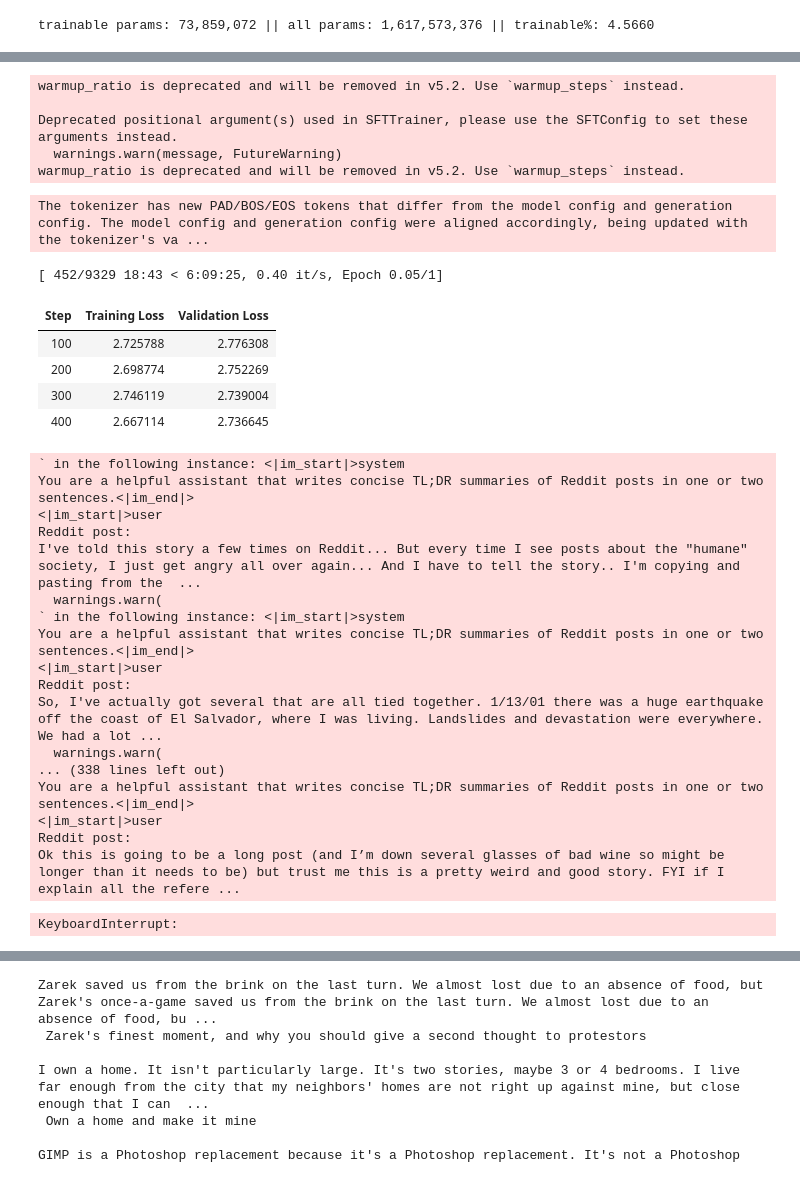
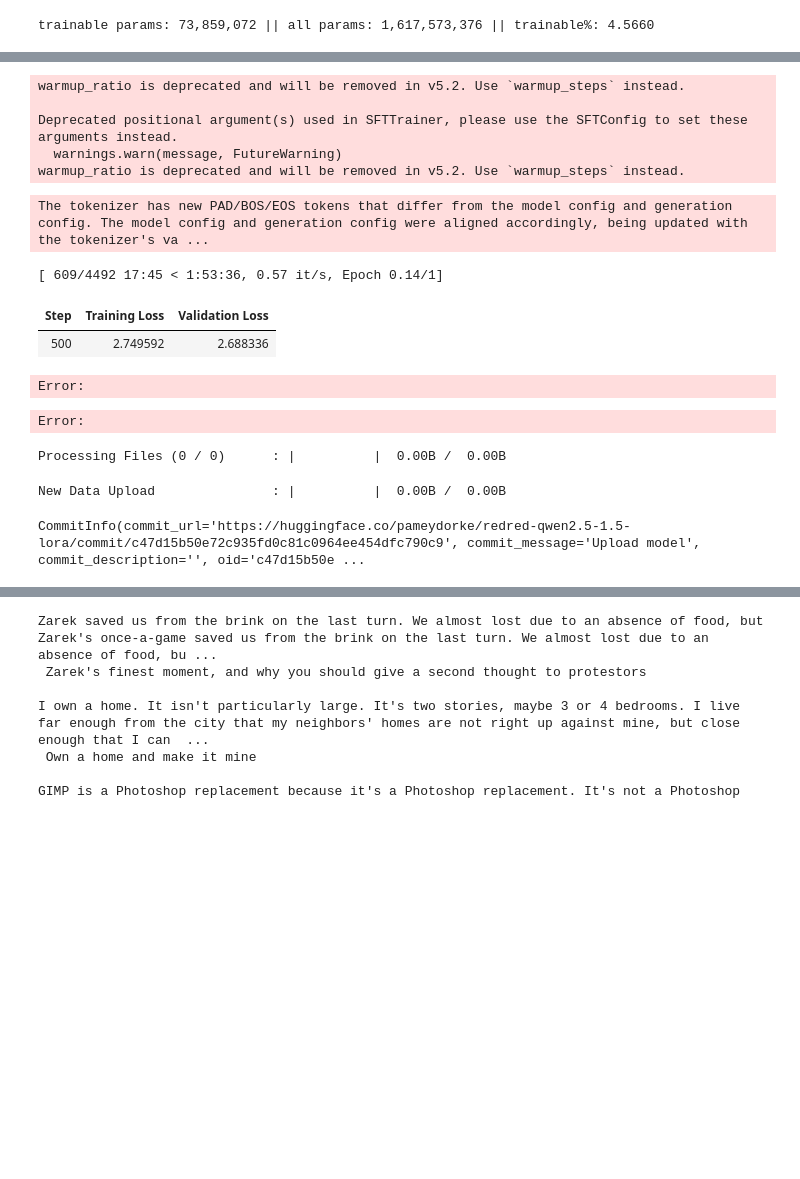
Before and after one commit to ankorn/redred, a Jupyter notebook: model/train.ipynb, the cells around one changed output, grey strips where cells are left out. Saved outputs shown, nothing was run; the diff lists cells and outputs as text; code cells hidden in the pictures; blank space fills up the shorter version.

```diff
--- a/model/train.ipynb
+++ b/model/train.ipynb
@@ -209,0 +216,4 @@ WARNING:huggingface_hub.utils._http:Warning: You are sending unauthenticated req
+# %%
+df = df.drop_duplicates(subset=['content', 'summary'])
+
+print('removed', NUM_SAMPLES - len(df), 'duplicates')
@@ -209,0 +222,6 @@ WARNING:huggingface_hub.utils._http:Warning: You are sending unauthenticated req
+# %%
+init_len = len(df)
+
+df = df[df['content'].str.len() < 3500]
+
+print('removed', init_len - len(df), 'too long content')
@@ -210,8 +230,7 @@ WARNING:huggingface_hub.utils._http:Warning: You are sending unauthenticated req
 # %%
-from pandas import DataFrame
 from datasets import Dataset
 
-dataset = Dataset.from_pandas(DataFrame(list(dataset.take(300_000))))
+dataset = Dataset.from_pandas(df)
 
 dataset = dataset.train_test_split(test_size=0.005)
 train_ds = dataset["train"]
@@ -246,5 +265,5 @@ model = AutoModelForCausalLM.from_pretrained(
 )
 
 tokenizer = AutoTokenizer.from_pretrained(MODEL_NAME, trust_remote_code=True)
-tokenizer.pad_token = tokenizer.eos_token
+# tokenizer.pad_token = tokenizer.eos_token
 tokenizer.padding_side = "right"
@@ -294,69 +311,56 @@ collator = DataCollatorForCompletionOnlyLM(
 training_args = TrainingArguments(
     per_device_train_batch_size=BATCH_SIZE,
     gradient_accumulation_steps=GRAD_ACCUMULATION,
-    num_train_epochs=NUM_EPOCHS,
+    num_train_epochs=0.1,# NUM_EPOCHS,
     learning_rate=LEARNING_RATE,
     bf16=torch.cuda.is_bf16_supported(),
     fp16=not torch.cuda.is_bf16_supported(),
-    logging_steps=10,
+    logging_steps=500,
     eval_strategy="steps",
-    eval_steps=100,
+    eval_steps=500,
     save_strategy="steps",
-    save_steps=100,
+    save_steps=500,
     save_total_limit=3,
     load_best_model_at_end=True,
     metric_for_best_model="eval_loss",
     greater_is_better=False,
     optim="paged_adamw_8bit",
     lr_scheduler_type="cosine",
     warmup_ratio=WARMUP_RATIO,
     report_to="none",
 )
 
 trainer = SFTTrainer(
     model=model,
     processing_class=tokenizer,
     train_dataset=train_ds_formatted,
     eval_dataset=eval_ds_formatted,
     args=training_args,
     max_seq_length=MAX_SEQ_LENGTH,
     packing=False, # False is safer for variable-length summaries
     data_collator=collator,
 )
 
 trainer.train()
 # %% [output]
 warmup_ratio is deprecated and will be removed in v5.2. Use `warmup_steps` instead.
 
 Deprecated positional argument(s) used in SFTTrainer, please use the SFTConfig to set these arguments instead.
   warnings.warn(message, FutureWarning)
 warmup_ratio is deprecated and will be removed in v5.2. Use `warmup_steps` instead.
 The tokenizer has new PAD/BOS/EOS tokens that differ from the model config and generation config. The model config and generation config were aligned accordingly, being updated with the tokenizer's va ...
-[ 452/9329 18:43 < 6:09:25, 0.40 it/s, Epoch 0.05/1]
+[ 609/4492 17:45 < 1:53:36, 0.57 it/s, Epoch 0.14/1]
 | Step | Training Loss | Validation Loss |
-| 100 | 2.725788 | 2.776308 |
-| 200 | 2.698774 | 2.752269 |
-| 300 | 2.746119 | 2.739004 |
-| 400 | 2.667114 | 2.736645 |
+| 500 | 2.749592 | 2.688336 |
-` in the following instance: <|im_start|>system
-You are a helpful assistant that writes concise TL;DR summaries of Reddit posts in one or two sentences.<|im_end|>
-<|im_start|>user
-Reddit post:
-I've told this story a few times on Reddit... But every time I see posts about the "humane" society, I just get angry all over again... And I have to tell the story.. I'm copying and pasting from the  ...
-  warnings.warn(
-` in the following instance: <|im_start|>system
-You are a helpful assistant that writes concise TL;DR summaries of Reddit posts in one or two sentences.<|im_end|>
-<|im_start|>user
-Reddit post:
-So, I've actually got several that are all tied together. 1/13/01 there was a huge earthquake off the coast of El Salvador, where I was living. Landslides and devastation were everywhere. We had a lot ...
-  warnings.warn(
-... (338 lines left out)
-You are a helpful assistant that writes concise TL;DR summaries of Reddit posts in one or two sentences.<|im_end|>
-<|im_start|>user
-Reddit post:
-Ok this is going to be a long post (and I’m down several glasses of bad wine so might be longer than it needs to be) but trust me this is a pretty weird and good story. FYI if I explain all the refere ...
+Error:
-KeyboardInterrupt:
+Error:
 # %%
 import huggingface_hub
 
 huggingface_hub.login()
+
+model.push_to_hub("pameydorke/redred-qwen2.5-1.5-lora")
+# %% [output]
+Processing Files (0 / 0)      : |          |  0.00B /  0.00B
+New Data Upload               : |          |  0.00B /  0.00B
+CommitInfo(commit_url='https://huggingface.co/pameydorke/redred-qwen2.5-1.5-lora/commit/c47d15b50e72c935fd0c81c0964ee454dfc790c9', commit_message='Upload model', commit_description='', oid='c47d15b50e ...
```
Also changed, not shown: parts of 9 cells of this notebook, 1 other file.
